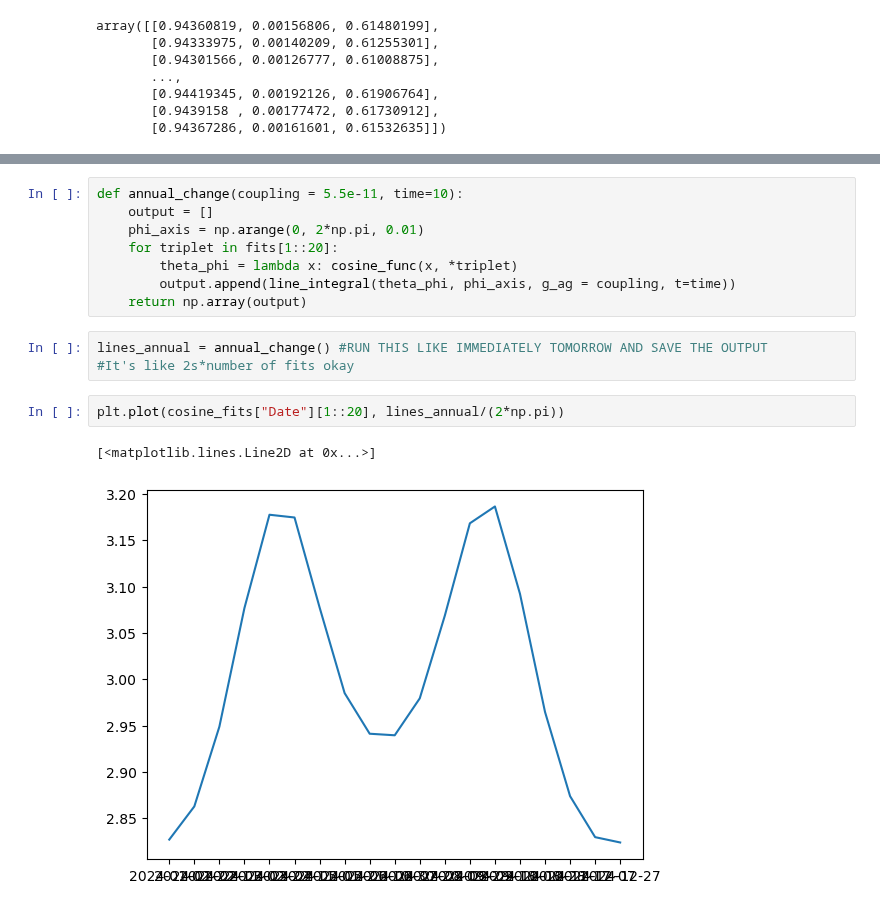
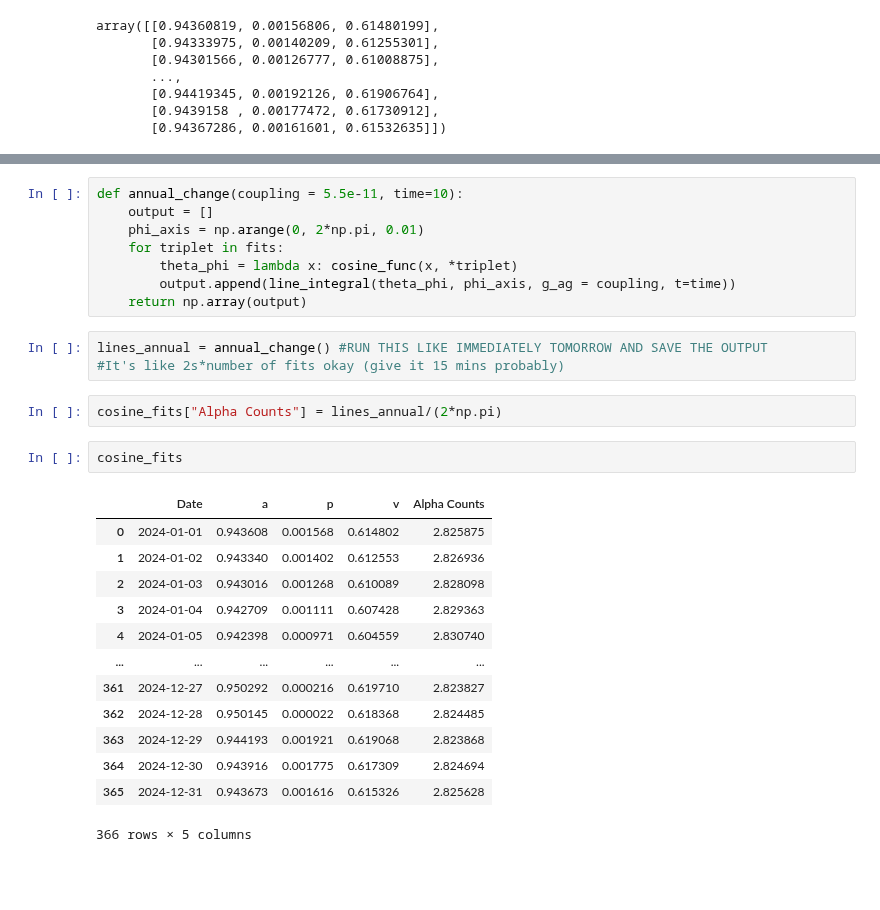
Before and after one commit to Taaseen-Islam-u7121940/Axion-Flux, a Jupyter notebook: Code/ensemble.ipynb, the cells around one changed output, grey strips where cells are left out. Cells and saved outputs as stored; diff of their text form; blank space fills up the shorter version.

```diff
--- a/Code/ensemble.ipynb
+++ b/Code/ensemble.ipynb
@@ -188,15 +186,28 @@ plt.show()
 def annual_change(coupling = 5.5e-11, time=10):
     output = []
     phi_axis = np.arange(0, 2*np.pi, 0.01)
-    for triplet in fits[1::20]:
+    for triplet in fits:
         theta_phi = lambda x: cosine_func(x, *triplet)
         output.append(line_integral(theta_phi, phi_axis, g_ag = coupling, t=time))
     return np.array(output)
 # %%
 lines_annual = annual_change() #RUN THIS LIKE IMMEDIATELY TOMORROW AND SAVE THE OUTPUT
-#It's like 2s*number of fits okay
+#It's like 2s*number of fits okay (give it 15 mins probably)
 # %%
-plt.plot(cosine_fits["Date"][1::20], lines_annual/(2*np.pi))
+cosine_fits["Alpha Counts"] = lines_annual/(2*np.pi)
-# %% [output]
-[<matplotlib.lines.Line2D at 0x...>]
-[figure, removed]
+# %%
+cosine_fits
+# %% [output]
+|  | Date | a | p | v | Alpha Counts |
+| 0 | 2024-01-01 | 0.943608 | 0.001568 | 0.614802 | 2.825875 |
+| 1 | 2024-01-02 | 0.943340 | 0.001402 | 0.612553 | 2.826936 |
+| 2 | 2024-01-03 | 0.943016 | 0.001268 | 0.610089 | 2.828098 |
+| 3 | 2024-01-04 | 0.942709 | 0.001111 | 0.607428 | 2.829363 |
+| 4 | 2024-01-05 | 0.942398 | 0.000971 | 0.604559 | 2.830740 |
+| ... | ... | ... | ... | ... | ... |
+| 361 | 2024-12-27 | 0.950292 | 0.000216 | 0.619710 | 2.823827 |
+| 362 | 2024-12-28 | 0.950145 | 0.000022 | 0.618368 | 2.824485 |
+| 363 | 2024-12-29 | 0.944193 | 0.001921 | 0.619068 | 2.823868 |
+| 364 | 2024-12-30 | 0.943916 | 0.001775 | 0.617309 | 2.824694 |
+| 365 | 2024-12-31 | 0.943673 | 0.001616 | 0.615326 | 2.825628 |
+366 rows × 5 columns
```
Also changed, not shown: parts of 9 cells of this notebook, 2 other files.
